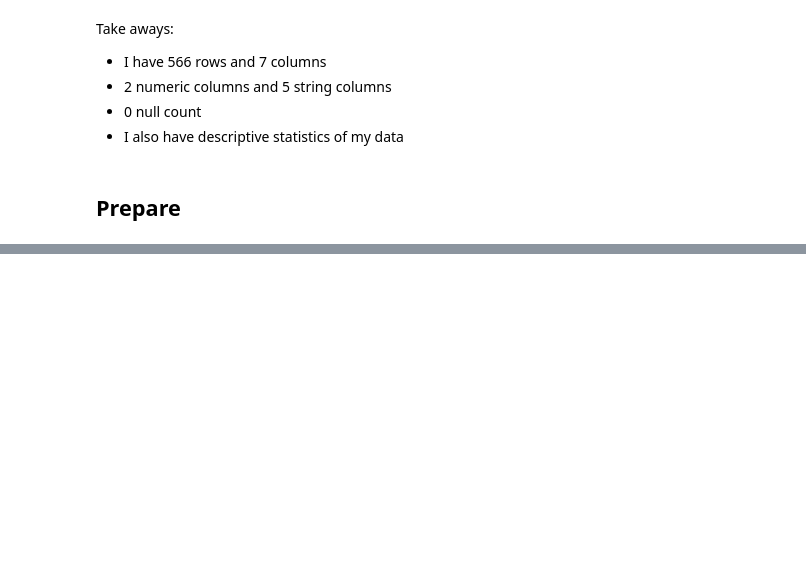
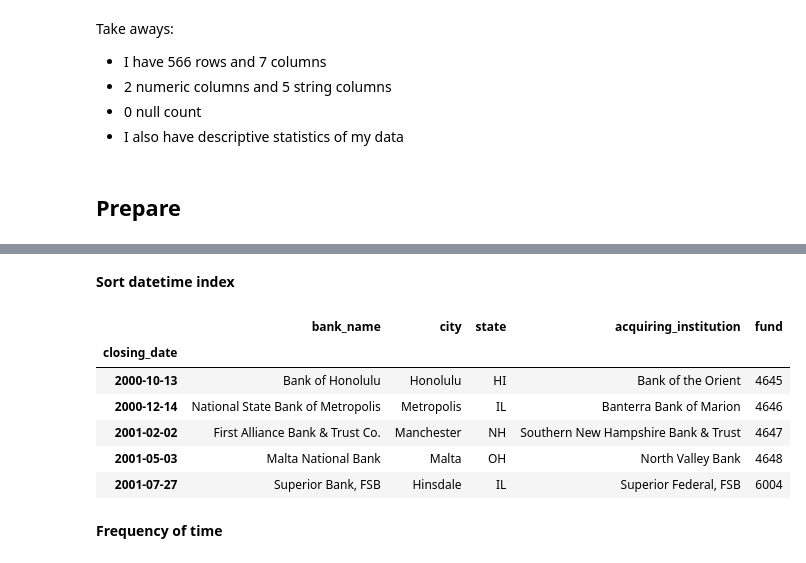
Before and after one commit to MigashaneVictoire/bank_failure, a Jupyter notebook: wrangle.ipynb, the cells around one changed output, grey strips where cells are left out. Cells and saved outputs as stored; diff of their text form; code cells hidden in the pictures; blank space fills up the shorter version.

```diff
--- a/wrangle.ipynb
+++ b/wrangle.ipynb
@@ -103,0 +184,16 @@ Take aways:
+# %% [markdown]
+**Sort datetime index**
+# %%
+# reset the index in order
+bank = bank.sort_index()
+bank.head()
+# %% [output]
+|  | bank_name | city | state | acquiring_institution | fund |
+| closing_date |  |  |  |  |  |
+| 2000-10-13 | Bank of Honolulu | Honolulu | HI | Bank of the Orient | 4645 |
+| 2000-12-14 | National State Bank of Metropolis | Metropolis | IL | Banterra Bank of Marion | 4646 |
+| 2001-02-02 | First Alliance Bank & Trust Co. | Manchester | NH | Southern New Hampshire Bank & Trust | 4647 |
+| 2001-05-03 | Malta National Bank | Malta | OH | North Valley Bank | 4648 |
+| 2001-07-27 | Superior Bank, FSB | Hinsdale | IL | Superior Federal, FSB | 6004 |
+# %% [markdown]
+**Frequency of time**
```
Also changed, not shown: parts of 25 cells of this notebook, 1 other file.
